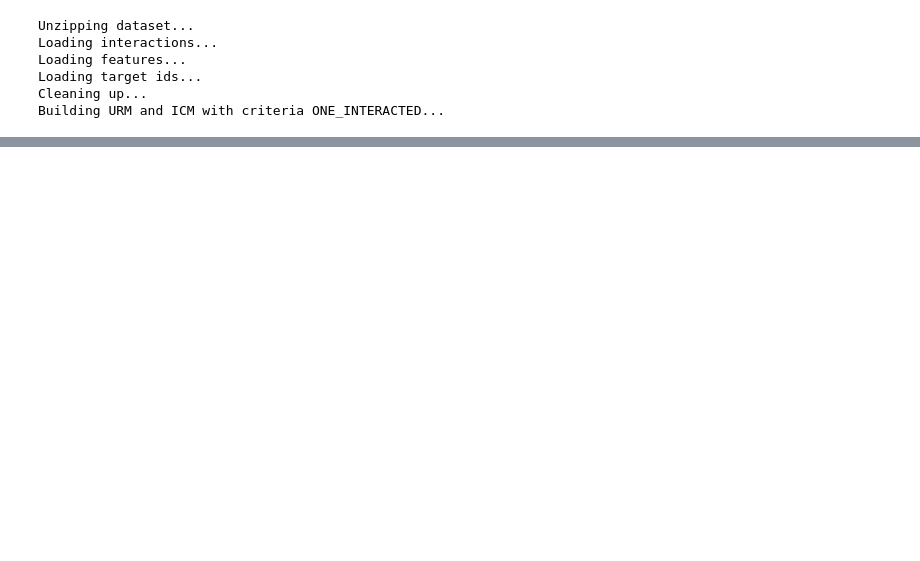
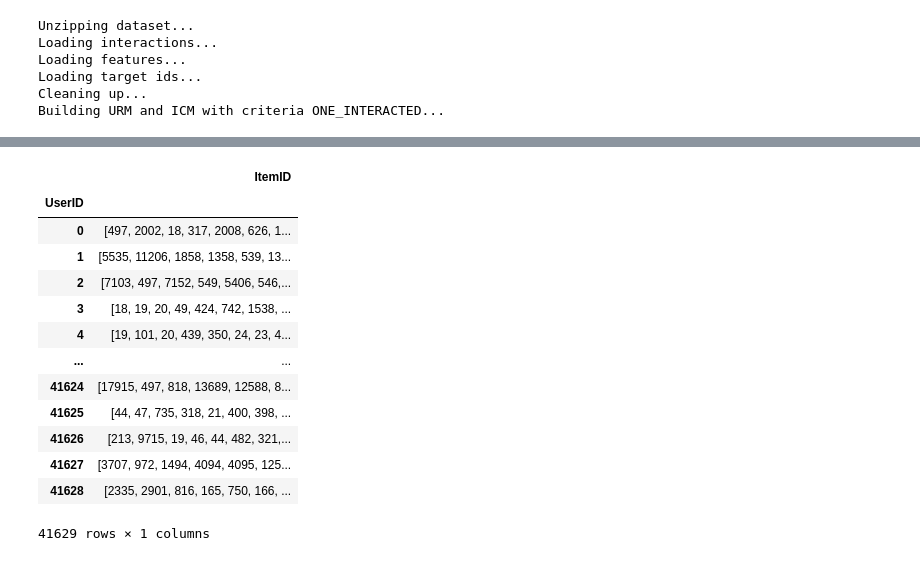
Before and after one commit to luist18/polimi-recommender-systems, a Jupyter notebook: xgboost.ipynb, the cells around one changed output, grey strips where cells are left out. Drawn from its saved outputs; the diff is of its cells as text; code cells hidden in the pictures; blank space fills up the shorter version.

```diff
--- a/xgboost.ipynb
+++ b/xgboost.ipynb
@@ -80,7 +83,7 @@ class XGBoostRecommender(BaseRecommender):
         training_dataframe.index.name='UserID'
 
         for user_id in tqdm(range(n_users)):
-            recommendations = candidate_generator_recommender.recommend(user_id, cutoff = 20)
+            recommendations = candidate_generator_recommender.recommend(user_id, cutoff = 30)
             training_dataframe.loc[user_id, "ItemID"] = recommendations
 
         recommendations_dataframe = training_dataframe.copy()
@@ -157,12 +160,14 @@ class XGBoostRecommender(BaseRecommender):
         max_depth = 5
         max_leaves = 0
         grow_policy = "depthwise"
-        objective = "pairwise"
+        objective = "map"
+        eval_metric = "map"
         booster = "gbtree"
         use_user_profile = False
         random_seed = None
 
         XGB_model = XGBRanker(objective='rank:{}'.format(objective),
+                              eval_metric='{}'.format(eval_metric),
                             n_estimators = int(n_estimators),
                             random_state = random_seed,
                             learning_rate = learning_rate,
@@ -243,0 +306,17 @@ Ignoring 733 ( 1.8%) Users that have less than 1 test interactions
+# %%
+xgmodel.recommendations_dataframe
+# %% [output]
+|  | ItemID |
+| UserID |  |
+| 0 | [497, 2002, 18, 317, 2008, 626, 1... |
+| 1 | [5535, 11206, 1858, 1358, 539, 13... |
+| 2 | [7103, 497, 7152, 549, 5406, 546,... |
+| 3 | [18, 19, 20, 49, 424, 742, 1538, ... |
+| 4 | [19, 101, 20, 439, 350, 24, 23, 4... |
+| ... | ... |
+| 41624 | [17915, 497, 818, 13689, 12588, 8... |
+| 41625 | [44, 47, 735, 318, 21, 400, 398, ... |
+| 41626 | [213, 9715, 19, 46, 44, 482, 321,... |
+| 41627 | [3707, 972, 1494, 4094, 4095, 125... |
+| 41628 | [2335, 2901, 816, 165, 750, 166, ... |
+41629 rows × 1 columns
```
Also changed, not shown: parts of 21 cells of this notebook, 12 other files.
